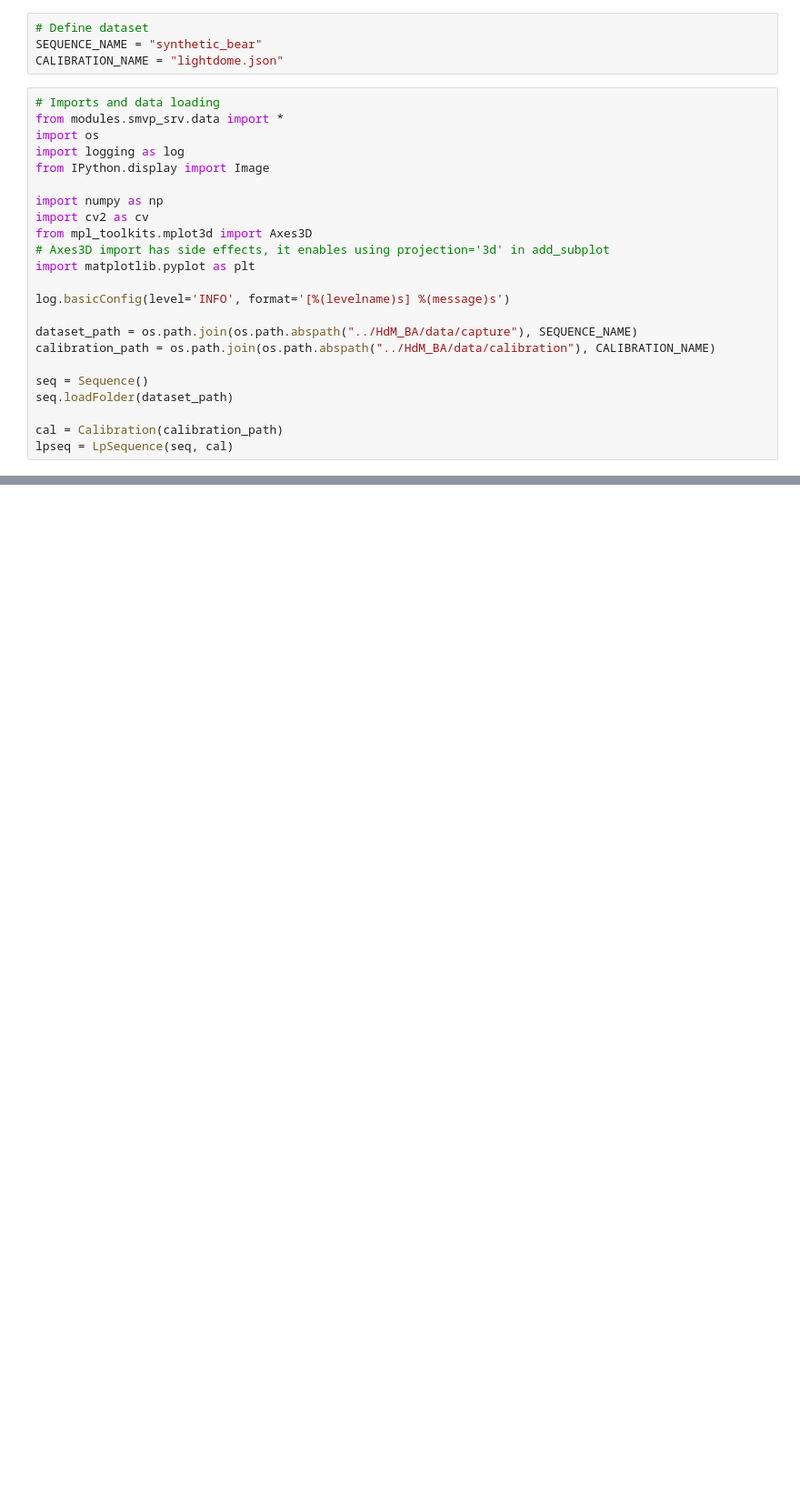
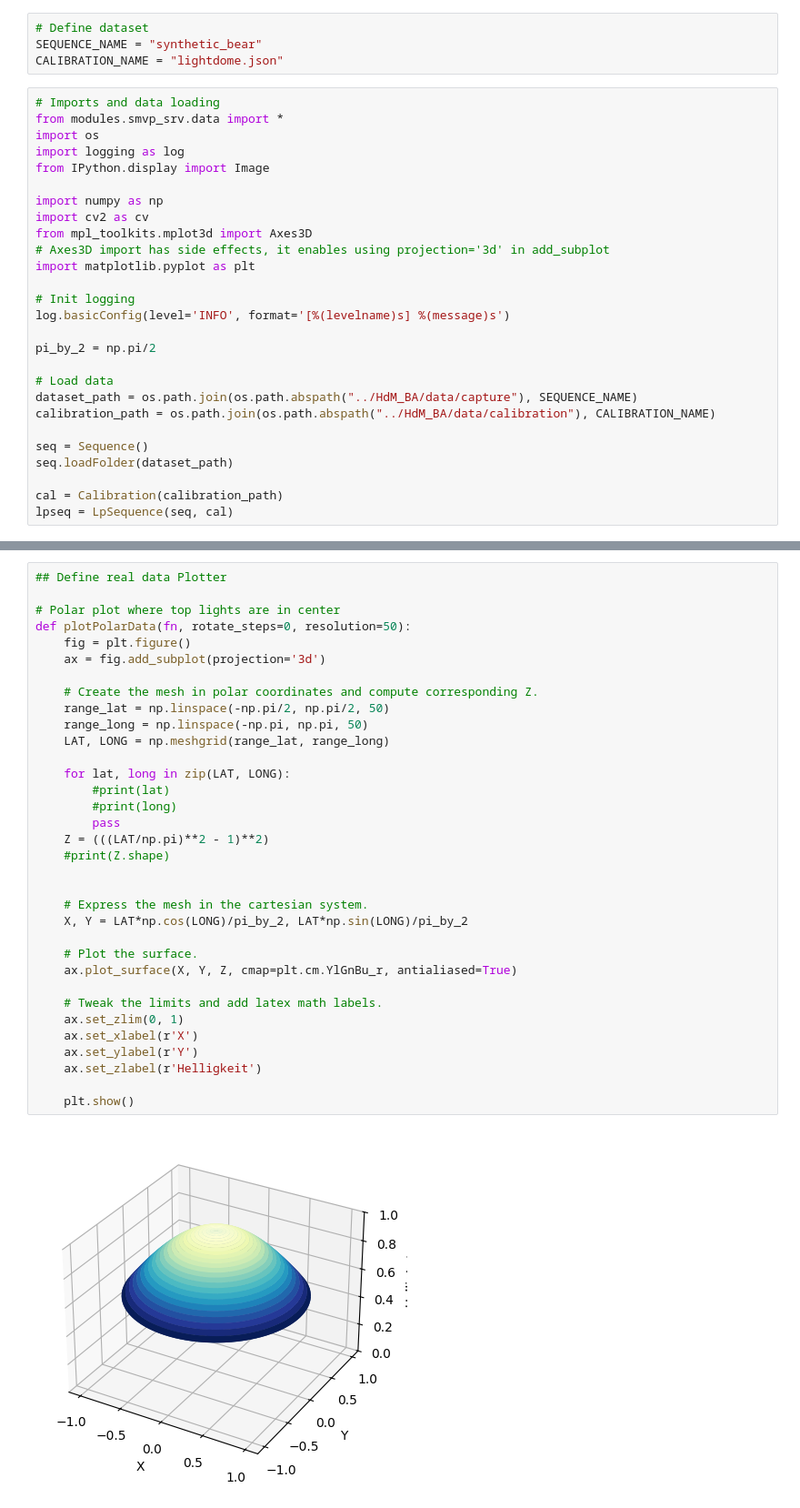
Before and after one commit to PurpleWavesDev/StopAndGlow, a Jupyter notebook: rti_plotting.ipynb, the cells around one changed output, grey strips where cells are left out. Shown at 91% size. Saved outputs shown, nothing was run; the diff lists cells and outputs as text; blank space fills up the shorter version.

```diff
--- a/rti_plotting.ipynb
+++ b/rti_plotting.ipynb
@@ -15,8 +15,12 @@ from mpl_toolkits.mplot3d import Axes3D
 # Axes3D import has side effects, it enables using projection='3d' in add_subplot
 import matplotlib.pyplot as plt
 
+# Init logging
 log.basicConfig(level='INFO', format='[%(levelname)s] %(message)s')
 
+pi_by_2 = np.pi/2
+
+# Load data
 dataset_path = os.path.join(os.path.abspath("../HdM_BA/data/capture"), SEQUENCE_NAME)
 calibration_path = os.path.join(os.path.abspath("../HdM_BA/data/calibration"), CALIBRATION_NAME)
 
@@ -48,0 +45,36 @@ plt.show()
+# %%
+## Define real data Plotter
+
+# Polar plot where top lights are in center
+def plotPolarData(fn, rotate_steps=0, resolution=50):
+    fig = plt.figure()
+    ax = fig.add_subplot(projection='3d')
+
+    # Create the mesh in polar coordinates and compute corresponding Z.
+    range_lat = np.linspace(-np.pi/2, np.pi/2, 50)
+    range_long = np.linspace(-np.pi, np.pi, 50)
+    LAT, LONG = np.meshgrid(range_lat, range_long)
+
+    for lat, long in zip(LAT, LONG):
+        #print(lat)
+        #print(long)
+        pass
+    Z = (((LAT/np.pi)**2 - 1)**2)
+    #print(Z.shape)
+
+
+    # Express the mesh in the cartesian system.
+    X, Y = LAT*np.cos(LONG)/pi_by_2, LAT*np.sin(LONG)/pi_by_2
+
+    # Plot the surface.
+    ax.plot_surface(X, Y, Z, cmap=plt.cm.YlGnBu_r, antialiased=True)
+
+    # Tweak the limits and add latex math labels.
+    ax.set_zlim(0, 1)
+    ax.set_xlabel(r'X')
+    ax.set_ylabel(r'Y')
+    ax.set_zlabel(r'Helligkeit')
+
+    plt.show()
+# %% [output]
+[figure, added]
```
Also changed, not shown: parts of 6 cells of this notebook, 1 other file.
